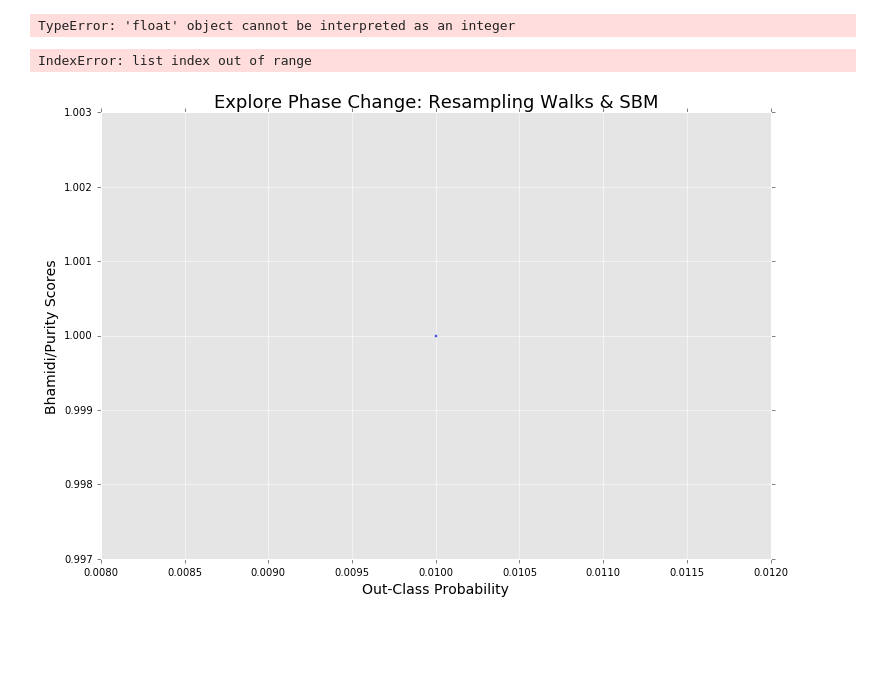
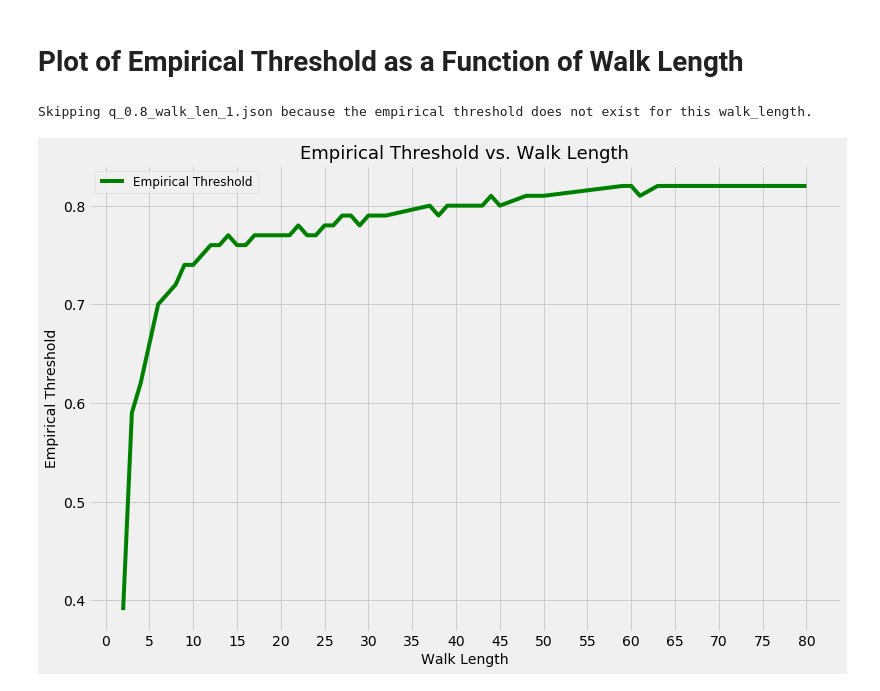
Before and after one commit to ethankoch4/graph_phase_change, a Jupyter notebook: main/phase_change_at_0_point_8.ipynb, the cells around one changed output. Saved outputs shown, nothing was run; the diff lists cells and outputs as text; code cells hidden in the pictures; blank space fills up the shorter version.

Commit message:
added ipynb with plots -- looks nice; waiting on rest of jobs to finish

```diff
--- a/main/phase_change_at_0_point_8.ipynb
+++ b/main/phase_change_at_0_point_8.ipynb
@@ -1,6 +1 @@
-# %%
-for i in range(0.5,10,0.2):
-    print(i)
-# %% [output]
-TypeError: 'float' object cannot be interpreted as an integer
 # %%
@@ -9,24 +8,43 @@ from utilities import plot_save_scores
 %matplotlib inline
-# %%
-## PARAMETERS
-start = 1
-stop = 100
-step = 1
-walk_length = 50
-num_walks = 25
-num_nodes = 400
-n_classes = 2
-in_class_prob = 0.8
-iterations = 10
-p = 1.0
-q = 1.0
-# for saving purposes
-file_name = 'evaluate_phase_change_{0}'.format(in_class_prob)
-## NOTE: At p = 1 and q = 1, the Random Walk from node2vec is equivalent to the uniform DeepWalk (from the node2vec paper)
-# %%
-with open('../data/'+file_name+'.json', 'r') as fp:
-    current_status = json.load(fp)
-plot_save_scores(file_name=file_name, **current_status)
-# %% [output]
-IndexError: list index out of range
-[figure, removed]
+# %% [markdown]
+# Plot of Empirical Threshold as a Function of Walk Length
+# %%
+empirical_thresholds = []
+walk_lengths = []
+
+dir_files = [file for file in os.listdir('../data') if ('.json' in file) and ('walk_len_' in file)]
+for file_name in sorted(dir_files, key=lambda x: float(x.split('walk_len_')[-1].split('.json')[0])):
+    with open('../data/'+file_name, 'r') as fp:
+        current_status = json.load(fp)
+    epsilons = current_status.get('epsilons',None)
+    ag_scores_plot = current_status.get('agreement_scores_plot',None)
+    walk_length = current_status.get('walk_length',None)
+    if epsilons is None:
+        print('Skipping {0} because epsilons does not exist for this walk_length.'.format(file_name))
+        continue
+    if ag_scores_plot is None:
+        print('Skipping {0} because ag_scores_plot does not exist for this walk_length.'.format(file_name))
+        continue
+    if walk_length is None:
+        print('Skipping {0} because walk_length does not exist for this walk_length.'.format(file_name))
+        continue
+
+    emp_threshold = get_empirical_threshold(epsilons=epsilons,
+                                            scores=ag_scores_plot,
+                                            PROP_SUCCESS_CUT_OFF=0.75,
+                                            SCORE_CUT_OFF=0.75
+                                           )
+    if emp_threshold is None:
+        print('Skipping {0} because the empirical threshold does not exist for this walk_length.'.format(file_name))
+        continue
+    empirical_thresholds.append(emp_threshold)
+    walk_lengths.append(walk_length)
+# PLOT
+plot_vs_parameter(file_name='walk_len_plot',
+                  param_values={'Walk Length' : walk_lengths},
+                  y_values={'Empirical Threshold' : empirical_thresholds},
+                  display=True
+                 )
+# %% [output]
+Skipping q_0.8_walk_len_1.json because the empirical threshold does not exist for this walk_length.
+[figure, added]
```
Also changed, not shown: parts of 3 cells of this notebook, 1 other file.
